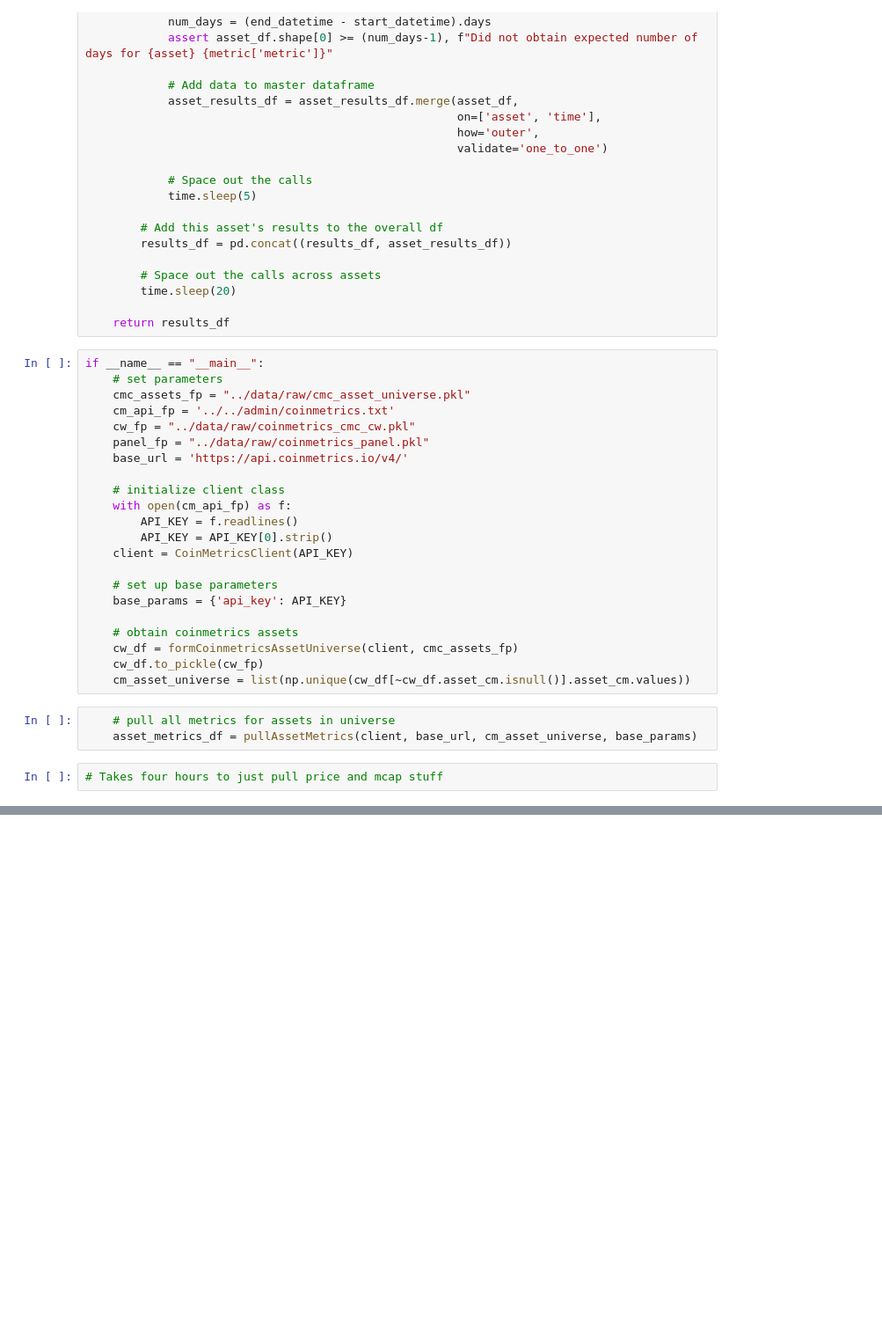
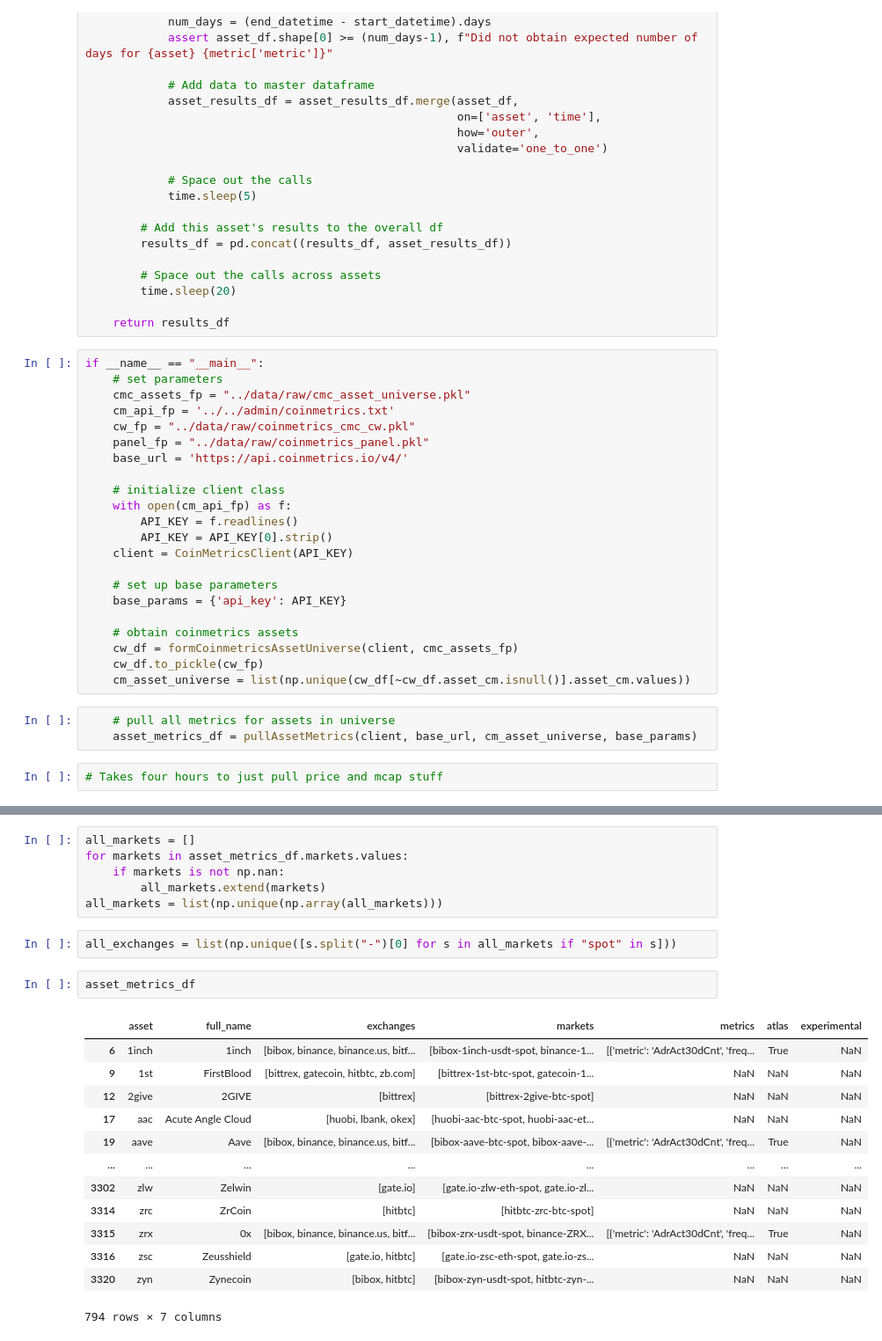
Before and after one commit to adambaybutt/crypto_asset_pricing, a Jupyter notebook: code/1c-pull_coinmetrics.ipynb, the cells around one changed output, grey strips where cells are left out. Shown: that part at 88% size. Cells and saved outputs as stored; diff of their text form; blank space fills up the shorter version.

```diff
--- a/code/1c-pull_coinmetrics.ipynb
+++ b/code/1c-pull_coinmetrics.ipynb
@@ -412,0 +421,24 @@ master_results_df
+# %%
+all_markets = []
+for markets in asset_metrics_df.markets.values:
+    if markets is not np.nan:
+        all_markets.extend(markets)
+all_markets = list(np.unique(np.array(all_markets)))
+# %%
+all_exchanges = list(np.unique([s.split("-")[0] for s in all_markets if "spot" in s]))
+# %%
+asset_metrics_df
+# %% [output]
+|  | asset | full_name | exchanges | markets | metrics | atlas | experimental |
+| 6 | 1inch | 1inch | [bibox, binance, binance.us, bitf... | [bibox-1inch-usdt-spot, binance-1... | [{'metric': 'AdrAct30dCnt', 'freq... | True | NaN |
+| 9 | 1st | FirstBlood | [bittrex, gatecoin, hitbtc, zb.com] | [bittrex-1st-btc-spot, gatecoin-1... | NaN | NaN | NaN |
+| 12 | 2give | 2GIVE | [bittrex] | [bittrex-2give-btc-spot] | NaN | NaN | NaN |
+| 17 | aac | Acute Angle Cloud | [huobi, lbank, okex] | [huobi-aac-btc-spot, huobi-aac-et... | NaN | NaN | NaN |
+| 19 | aave | Aave | [bibox, binance, binance.us, bitf... | [bibox-aave-btc-spot, bibox-aave-... | [{'metric': 'AdrAct30dCnt', 'freq... | True | NaN |
+| ... | ... | ... | ... | ... | ... | ... | ... |
+| 3302 | zlw | Zelwin | [gate.io] | [gate.io-zlw-eth-spot, gate.io-zl... | NaN | NaN | NaN |
+| 3314 | zrc | ZrCoin | [hitbtc] | [hitbtc-zrc-btc-spot] | NaN | NaN | NaN |
+| 3315 | zrx | 0x | [bibox, binance, binance.us, bitf... | [bibox-zrx-usdt-spot, binance-ZRX... | [{'metric': 'AdrAct30dCnt', 'freq... | True | NaN |
+| 3316 | zsc | Zeusshield | [gate.io, hitbtc] | [gate.io-zsc-eth-spot, gate.io-zs... | NaN | NaN | NaN |
+| 3320 | zyn | Zynecoin | [bibox, hitbtc] | [bibox-zyn-usdt-spot, hitbtc-zyn-... | NaN | NaN | NaN |
+794 rows × 7 columns
```
Also changed, not shown: parts of 12 cells of this notebook.
